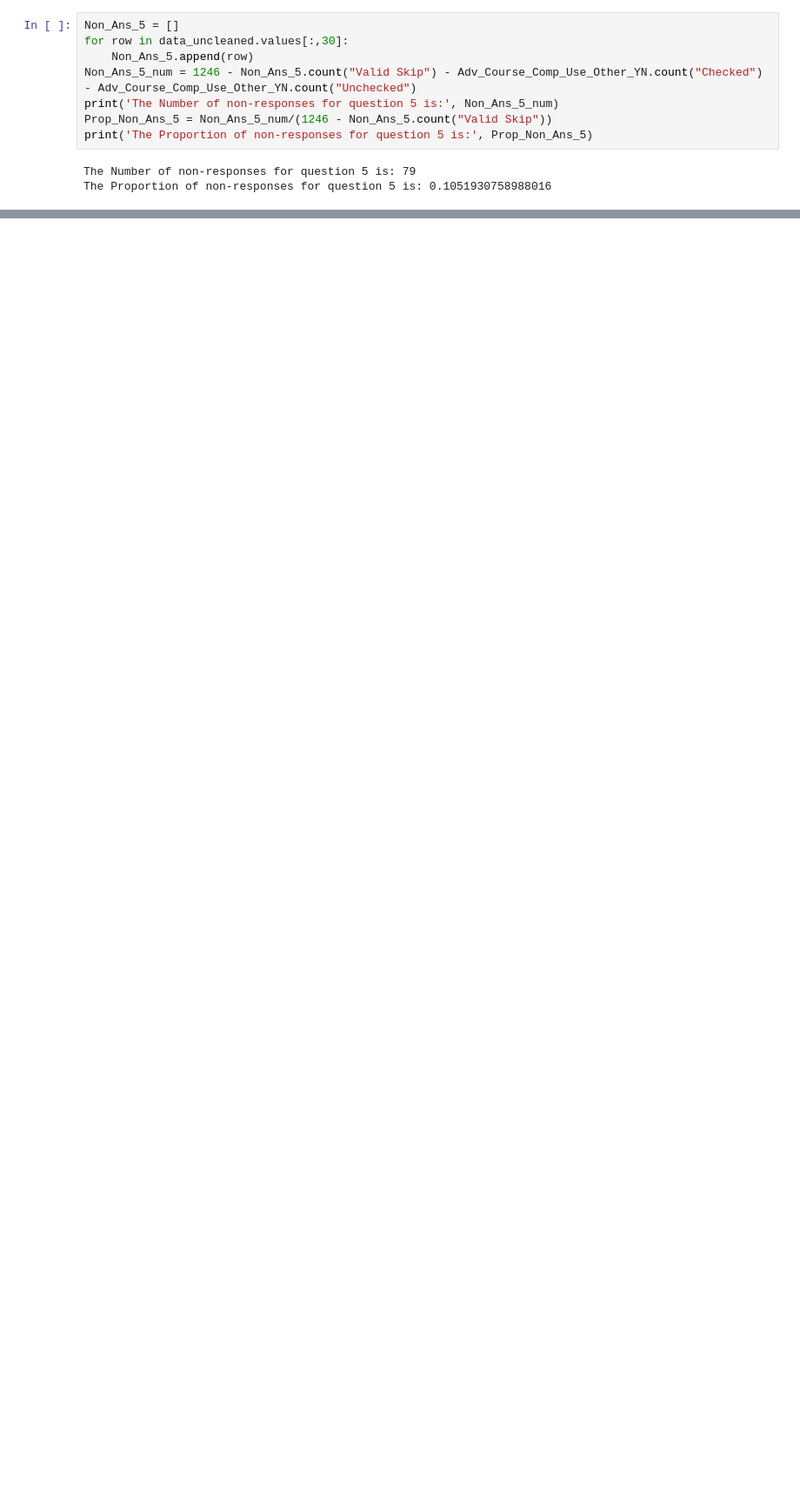
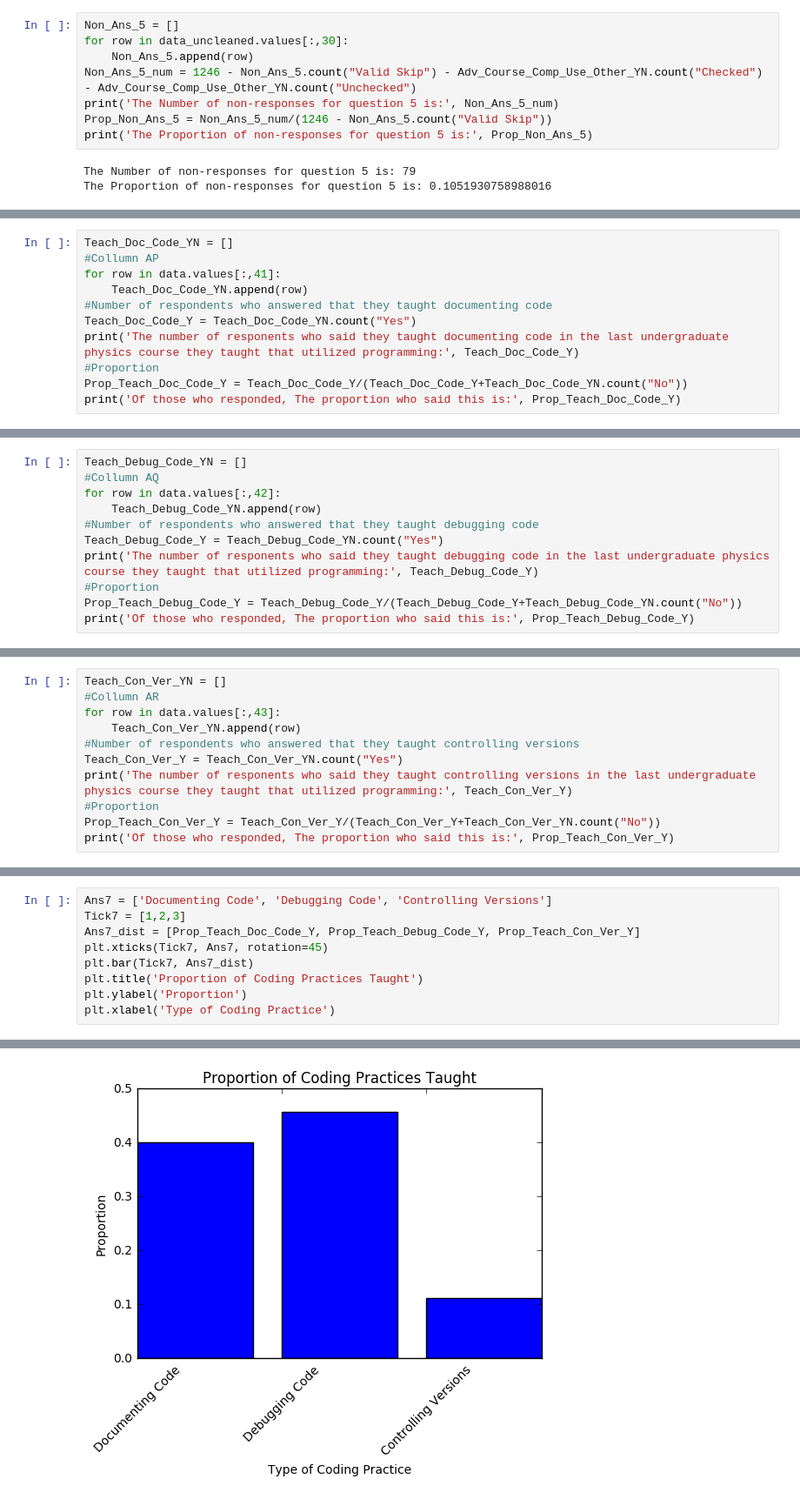
Before and after one commit to PERLMSU/Computational-Education-Data, a Jupyter notebook: Computation data.ipynb, the cells around one changed output, grey strips where cells are left out. Shown at 87% size. Drawn from its saved outputs; the diff is of its cells as text; blank space fills up the shorter version.

```diff
--- a/Computation data.ipynb
+++ b/Computation data.ipynb
@@ -308,0 +311,11 @@ The Proportion of non-responses for question 5 is: 0.1051930758988016
+# %%
+Teach_Doc_Code_YN = []
+#Collumn AP
+for row in data.values[:,41]:
+    Teach_Doc_Code_YN.append(row)
+#Number of respondents who answered that they taught documenting code
+Teach_Doc_Code_Y = Teach_Doc_Code_YN.count("Yes")
+print('The number of responents who said they taught documenting code in the last undergraduate physics course they taught that utilized programming:', Teach_Doc_Code_Y)
+#Proportion
+Prop_Teach_Doc_Code_Y = Teach_Doc_Code_Y/(Teach_Doc_Code_Y+Teach_Doc_Code_YN.count("No"))
+print('Of those who responded, The proportion who said this is:', Prop_Teach_Doc_Code_Y)
@@ -308,0 +325,11 @@ The Proportion of non-responses for question 5 is: 0.1051930758988016
+# %%
+Teach_Debug_Code_YN = []
+#Collumn AQ
+for row in data.values[:,42]:
+    Teach_Debug_Code_YN.append(row)
+#Number of respondents who answered that they taught debugging code
+Teach_Debug_Code_Y = Teach_Debug_Code_YN.count("Yes")
+print('The number of responents who said they taught debugging code in the last undergraduate physics course they taught that utilized programming:', Teach_Debug_Code_Y)
+#Proportion
+Prop_Teach_Debug_Code_Y = Teach_Debug_Code_Y/(Teach_Debug_Code_Y+Teach_Debug_Code_YN.count("No"))
+print('Of those who responded, The proportion who said this is:', Prop_Teach_Debug_Code_Y)
@@ -308,0 +339,11 @@ The Proportion of non-responses for question 5 is: 0.1051930758988016
+# %%
+Teach_Con_Ver_YN = []
+#Collumn AR
+for row in data.values[:,43]:
+    Teach_Con_Ver_YN.append(row)
+#Number of respondents who answered that they taught controlling versions
+Teach_Con_Ver_Y = Teach_Con_Ver_YN.count("Yes")
+print('The number of responents who said they taught controlling versions in the last undergraduate physics course they taught that utilized programming:', Teach_Con_Ver_Y)
+#Proportion
+Prop_Teach_Con_Ver_Y = Teach_Con_Ver_Y/(Teach_Con_Ver_Y+Teach_Con_Ver_YN.count("No"))
+print('Of those who responded, The proportion who said this is:', Prop_Teach_Con_Ver_Y)
@@ -308,0 +353,10 @@ The Proportion of non-responses for question 5 is: 0.1051930758988016
+# %%
+Ans7 = ['Documenting Code', 'Debugging Code', 'Controlling Versions']
+Tick7 = [1,2,3]
+Ans7_dist = [Prop_Teach_Doc_Code_Y, Prop_Teach_Debug_Code_Y, Prop_Teach_Con_Ver_Y]
+plt.xticks(Tick7, Ans7, rotation=45)
+plt.bar(Tick7, Ans7_dist)
+plt.title('Proportion of Coding Practices Taught')
+plt.ylabel('Proportion')
+plt.xlabel('Type of Coding Practice')
+# %% [output]
@@ -308,0 +364 @@ The Proportion of non-responses for question 5 is: 0.1051930758988016
+[figure, added]
```
Also changed, not shown: parts of 72 cells of this notebook.
